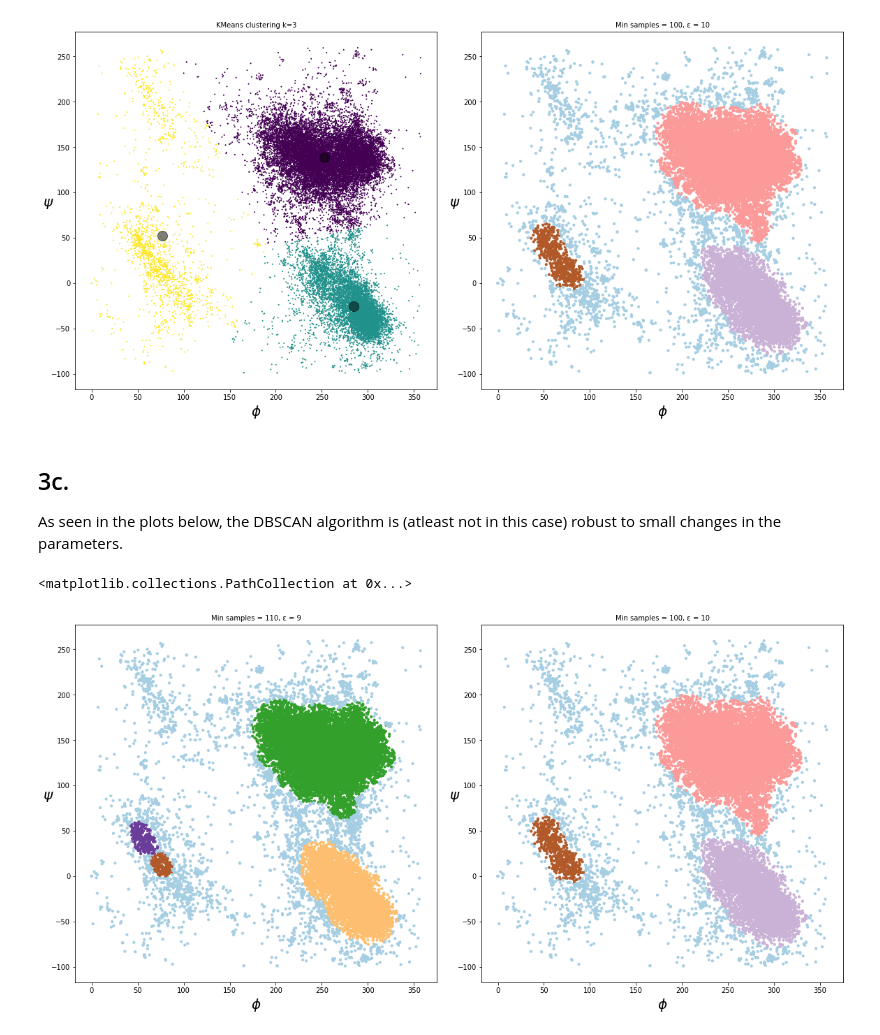
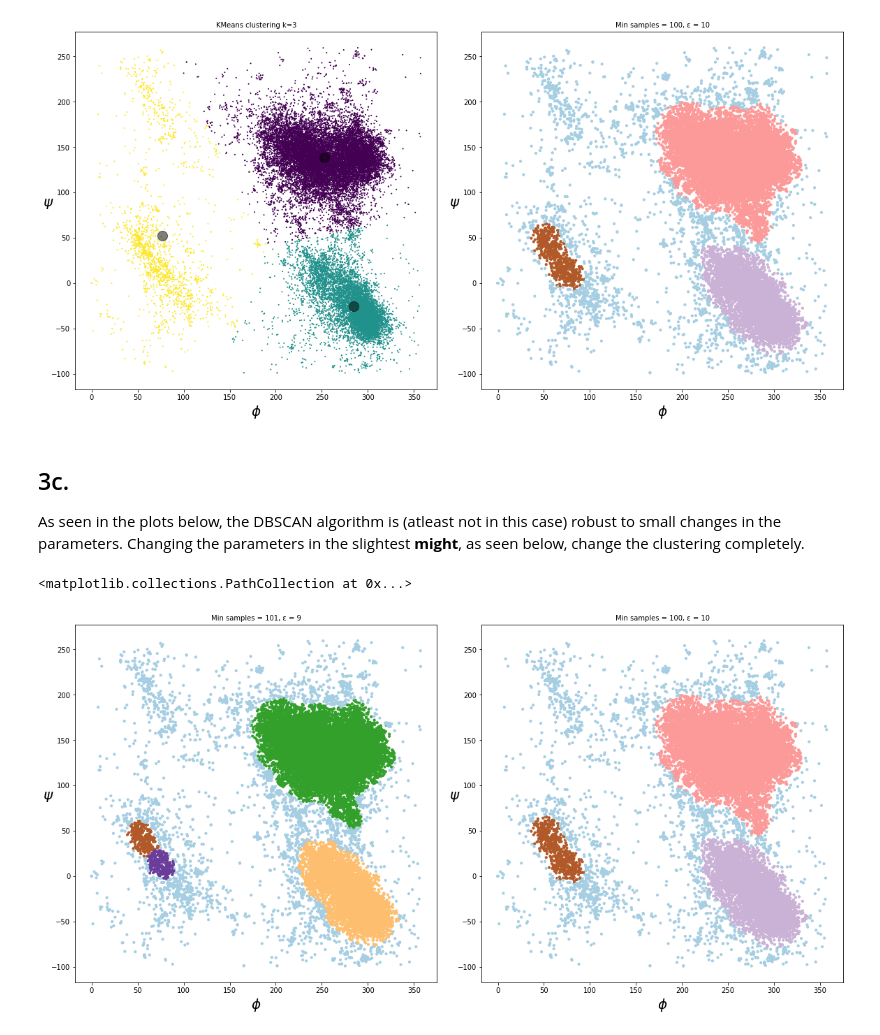
Before and after one commit to vlbin/dat405, a Jupyter notebook: assignment3/Assignment3.ipynb, the cells around one changed output. Drawn from its saved outputs; the diff is of its cells as text; code cells hidden in the pictures.

```diff
--- a/assignment3/Assignment3.ipynb
+++ b/assignment3/Assignment3.ipynb
@@ -196,31 +202,32 @@ ax[1].scatter(X_mod[:,0], X_mod[:,1],c=y_pred, cmap='Paired', s=10)
 [figure]
 # %% [markdown]
 ## 3c.
-As seen in the plots below, the DBSCAN algorithm is (atleast not in this case) robust to small changes in the parameters.
+As seen in the plots below, the DBSCAN algorithm is (atleast not in this case) robust to small changes in the parameters. Changing the parameters in the slightest
+**might**, as seen below, change the clustering completely.
 # %%
 fig, ax = plt.subplots(1, 2, figsize=(16, 8), constrained_layout=True)
 
 eps = 9
-min_samples = 110
+min_samples = 101
 db = DBSCAN(eps=eps, min_samples=min_samples)
-db.fit(X)
+db.fit(X_mod)
 y_pred = db.fit_predict(X_mod)
 ax[0].set_title(f"Min samples = {min_samples}, ε = {eps}", size=10)
 ax[0].set_ylabel(r"$\psi$", rotation="horizontal", size=20)
 ax[0].set_xlabel(r"$\phi$", size=20)
 ax[0].scatter(X_mod[:,0], X_mod[:,1],c=y_pred, cmap='Paired', s=10)
 
 
 eps = 10
 min_samples = 100
 
 db = DBSCAN(eps=eps, min_samples=min_samples)
-db.fit(X)
+db.fit(X_mod)
 y_pred = db.fit_predict(X_mod)
 ax[1].set_title(f"Min samples = {min_samples}, ε = {eps}", size=10)
 ax[1].set_ylabel(r"$\psi$", rotation="horizontal", size=20)
 ax[1].set_xlabel(r"$\phi$", size=20)
 ax[1].scatter(X_mod[:,0], X_mod[:,1],c=y_pred, cmap='Paired', s=10)
 # %% [output]
 <matplotlib.collections.PathCollection at 0x...>
-[figure, old version]
+[figure, new version]
```
Also changed, not shown: parts of 16 cells of this notebook, 1 other file.
